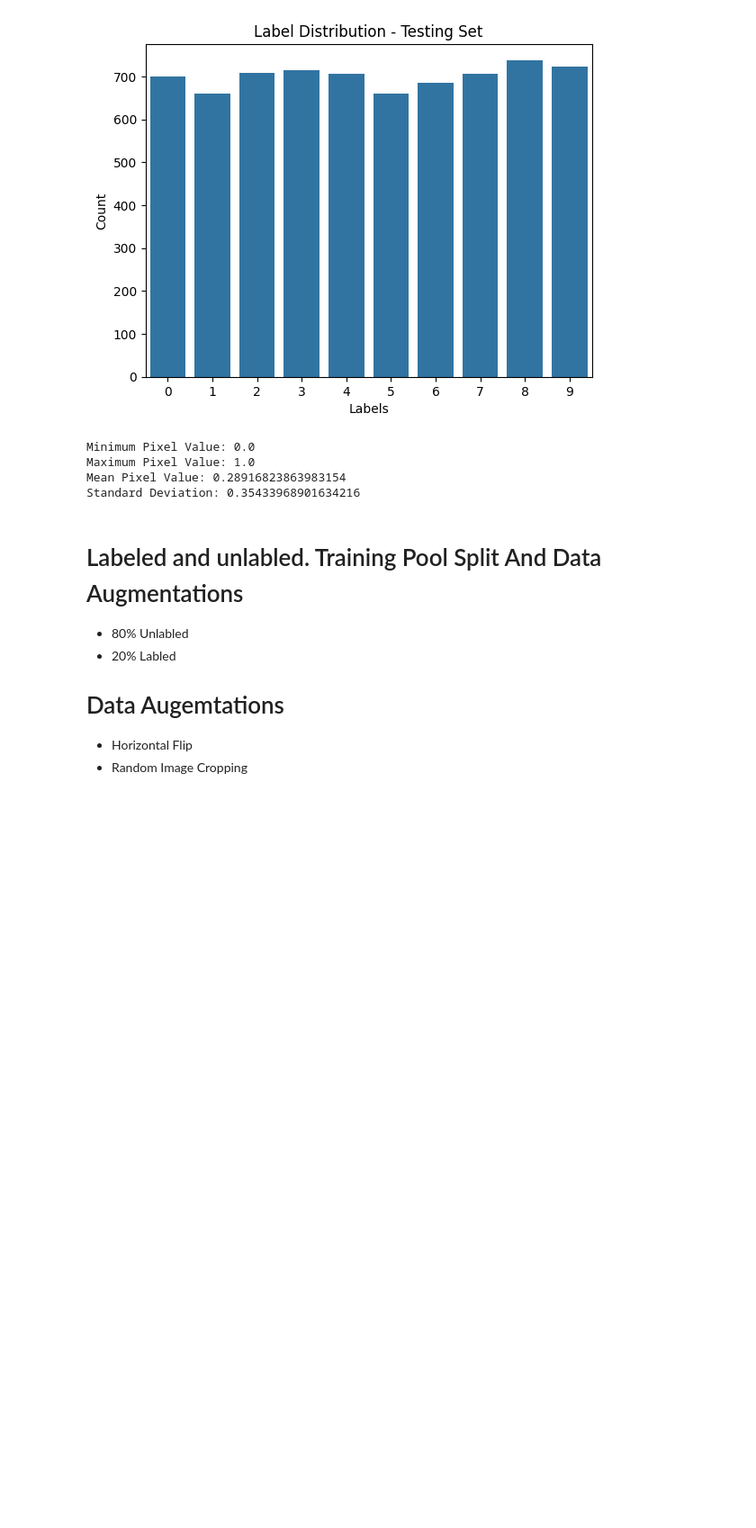
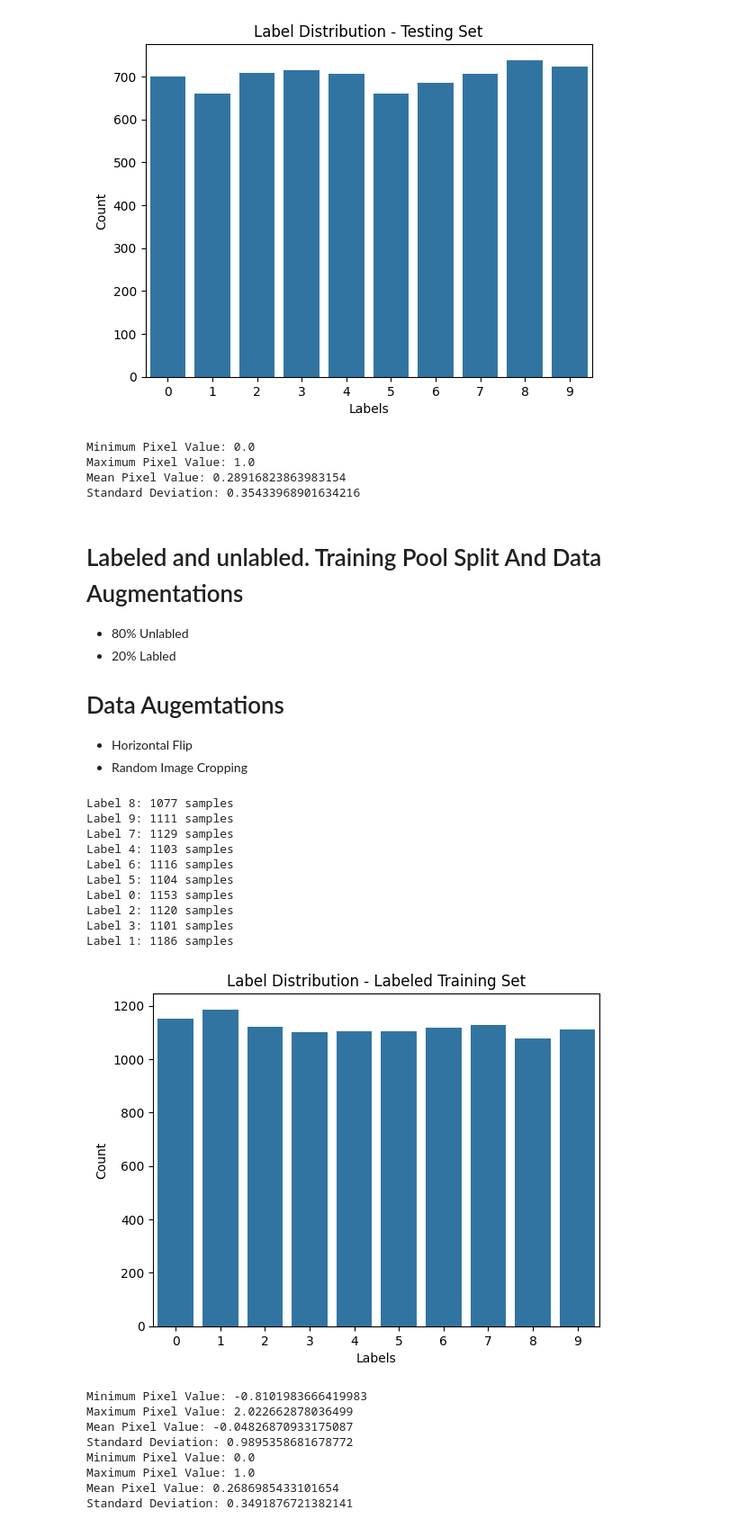
Before and after one commit to IMARTYI/COSC4P96-Assignment-1, a Jupyter notebook: COSC4P96_A1_DavidMartin_6995948.ipynb, the cells around one changed output. Shown at 90% size. Saved outputs shown, nothing was run; the diff lists cells and outputs as text; code cells hidden in the pictures; blank space fills up the shorter version.

Commit message:
Present Data Augmentation Visualizations

```diff
--- a/COSC4P96_A1_DavidMartin_6995948.ipynb
+++ b/COSC4P96_A1_DavidMartin_6995948.ipynb
@@ -102,7 +65,7 @@ def label_distribution(data,dataset_name = "Dataset"):
 
 
 def feature_image_range(dataset):
-  pixels = torch.cat([dataset[i][0].view(-1) for i in range(len(dataset))])
+  pixels = torch.cat([dataset[i][0].reshape(-1) for i in range(len(dataset))])
 
   print(f"Minimum Pixel Value: {pixels.min()}")
   print(f"Maximum Pixel Value: {pixels.max()}")
@@ -190,7 +153,7 @@ SEED = 42
 data_augmentation_minmax = transforms.Compose([
     transforms.RandomHorizontalFlip(p=0.5), #
     transforms.RandomCrop(28,padding= 4),  # Shifts teach the model posistional variance
-    transforms.ToTensor()   # Scales to [0,1]
+    # transforms.ToTensor()   # Scales to [0,1]
     ])
 
 
@@ -215,7 +178,9 @@ class SelfSupervisedDataset(Dataset):
   def __getitem__(self, index):
     if self.labeled: # Access to labels
       img,label = self.subset[index]
-      return img, label
+      # Apply data augmentations
+      img_aug = self.transformations(img)
+      return img, img_aug ,label
     else: # No Access to labels
       return img ,-1
 
@@ -255,3 +220,31 @@ unlabeled_loader_minmax = DataLoader(unlabeled_set, batch_size=BATCH_SIZE, shuff
 # Validation Set and Training Set Dataloader
 validation_loader = DataLoader(validation_set, batch_size=BATCH_SIZE, shuffle=False)
 testing_loader = DataLoader(testing_set, batch_size=BATCH_SIZE, shuffle=False)
+# %%
+# # Compairing Feature Ranges after Data Preprocessing
+# Specifically Z-score
+label_distribution(labeled_training_set_zscore, "Labeled Training Set")
+feature_image_range(labeled_training_set_zscore)
+
+# Min MAx
+feature_image_range(labeled_training_set)
+# %% [output]
+Label 8: 1077 samples
+Label 9: 1111 samples
+Label 7: 1129 samples
+Label 4: 1103 samples
+Label 6: 1116 samples
+Label 5: 1104 samples
+Label 0: 1153 samples
+Label 2: 1120 samples
+Label 3: 1101 samples
+Label 1: 1186 samples
+[figure, added]
+Minimum Pixel Value: -0.8101983666419983
+Maximum Pixel Value: 2.022662878036499
+Mean Pixel Value: -0.04826870933175087
+Standard Deviation: 0.9895358681678772
+Minimum Pixel Value: 0.0
+Maximum Pixel Value: 1.0
+Mean Pixel Value: 0.2686985433101654
+Standard Deviation: 0.3491876721382141
```
Also changed, not shown: parts of 6 cells of this notebook.
